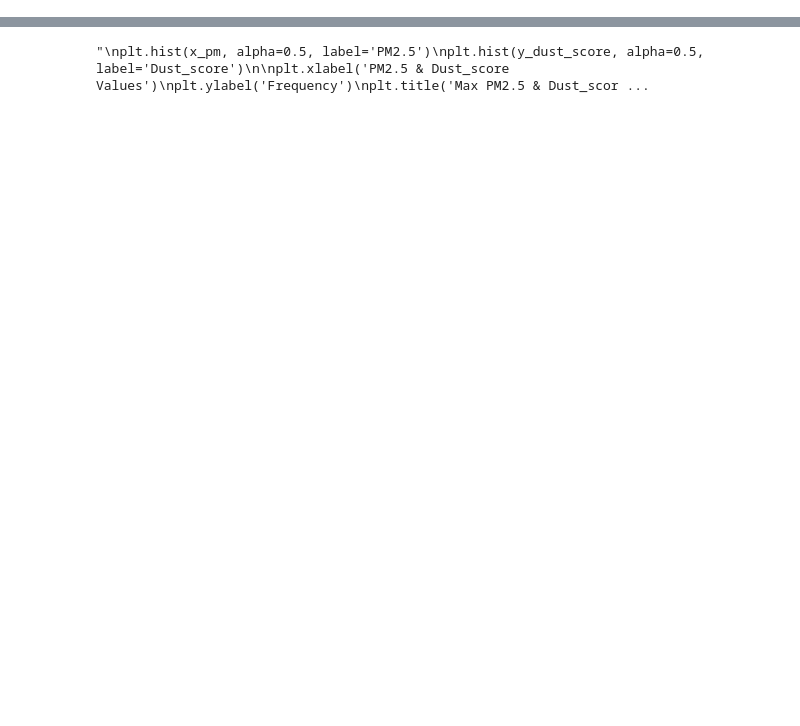
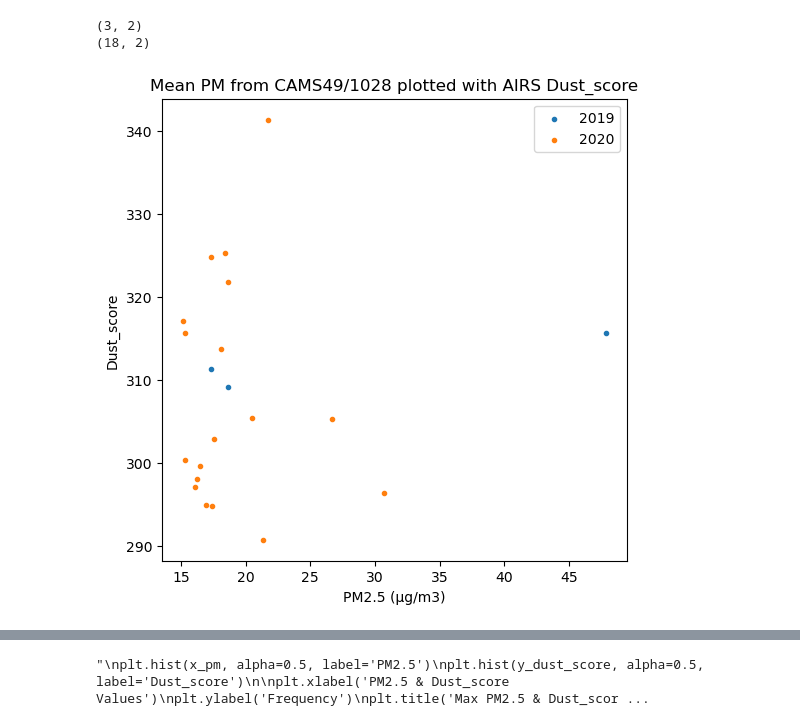
Before and after one commit to ChristopherLovepeace/dust_score_master_thesis, a Jupyter notebook: dust_score_validation.ipynb, the cells around one changed output, grey strips where cells are left out. Drawn from its saved outputs; the diff is of its cells as text; code cells hidden in the pictures; blank space fills up the shorter version.

```diff
--- a/dust_score_validation.ipynb
+++ b/dust_score_validation.ipynb
@@ -15,27 +15,28 @@ from scipy.stats import pearsonr
 from functions import *
 # Path and Variable declarations
 # External harddrive path
-file_ext= "D:\\NASAdataSocorroHueco"
+file_ext= "D:\\NASA_AIRS"
 file_path_plots=r"C:\Users\Zelda64\Documents\Programming\dust_solar_power\Plots"
 # Internal testing folder
 #file_ext=r"C:\Users\Zelda64\Documents\Programming\dust_solar_power\AIRS"
 #sort file list
-file_list=sorted(os.listdir(file_ext)[1:])
-#test_list=file_list[:1]
 
+folder_year_list=sorted(os.listdir(file_ext))
 
-# File names for TECQ PM2.5 stations in West Texas
-file_name_cams49=r'CAMS_49_SocorroHueco.xlsx'
-file_name_cams1028=r'CAMS_1028_Lubbock.xlsx'
 
 # Coordinates for TECQ stations
 CAMS49 = [31.6676,-106.288]
 CAMS1028 = [33.5856, -101.78]
 # %%
+'''
+# File names for TECQ PM2.5 stations in West Texas
+file_name_cams49=r'CAMS49_2019.xlsx'
+file_name_cams1028=r'CAMS1028_2020.xlsx'
 # Read both TECQ files into dataframes
 tecq_cams49 = read_xlsx_tecq(file_name_cams49)
 tecq_cams1028= read_xlsx_tecq(file_name_cams1028)
 #tecq_cams49.info()
 tecq_cams49
 tecq_cams1028
+'''
 # %% [output]
@@ -395,0 +213,63 @@ p-value: 0.3527952816414486
+# %%
+def plot_dust_pm(type: str, threshold_pm: int, threshold_dust_score: int, dust_score_pm_matches_array: list, additional_array: list = None):
+    index_year_2019=dust_score_pm_matches_array.index(['2019', '2019'])
+    index_year_2020=dust_score_pm_matches_array.index(['2020', '2020'])
+
+    dust_score_pm_matches_2019=np.array(dust_score_pm_matches_array[index_year_2019+1:index_year_2020])
+    dust_score_pm_matches_2020=np.array(dust_score_pm_matches_array[index_year_2020+1:])
+
+    if additional_array is not None:
+
+        index_year_2019_add=additional_array.index(['2019', '2019'])
+        index_year_2020_add=additional_array.index(['2020', '2020'])
+        additional_array_2019=np.array(additional_array[index_year_2019_add+1:index_year_2020_add])
+        additional_array_2020=np.array(additional_array[index_year_2020_add+1:])
+        dust_score_pm_matches_2019=np.concatenate((dust_score_pm_matches_2019,additional_array_2019), axis=0)
+        dust_score_pm_matches_2020=np.concatenate((dust_score_pm_matches_2020,additional_array_2020), axis=0)
+
+    mask_matches_2019=np.isnan(dust_score_pm_matches_2019).any(axis=1)
+    mask_matches_2020=np.isnan(dust_score_pm_matches_2020).any(axis=1)
+
+    dust_score_pm_matches_2019=dust_score_pm_matches_2019[~mask_matches_2019]
+    dust_score_pm_matches_2020=dust_score_pm_matches_2020[~mask_matches_2020]
+
+    dust_score_pm_matches_2020_filtered=dust_score_pm_matches_2020[np.logical_and(dust_score_pm_matches_2020[:,0]>threshold_pm, dust_score_pm_matches_2020[:,1]>threshold_dust_score)]
+    dust_score_pm_matches_2019_filtered=dust_score_pm_matches_2019[np.logical_and(dust_score_pm_matches_2019[:,0]>threshold_pm, dust_score_pm_matches_2019[:,1]>threshold_dust_score)]
+    print(dust_score_pm_matches_2019_filtered.shape)
+    print(dust_score_pm_matches_2020_filtered.shape)
+
+
+    x_pm_2019=dust_score_pm_matches_2019_filtered[:,0]
+    y_dust_score_2019=dust_score_pm_matches_2019_filtered[:,1]
+
+    x_pm_2020=dust_score_pm_matches_2020_filtered[:,0]
+    y_dust_score_2020=dust_score_pm_matches_2020_filtered[:,1]
+
+    fig = plt.figure(figsize=(6, 6))
+    ax = fig.add_subplot(1, 1, 1)
+
+    ax.scatter(x_pm_2019,y_dust_score_2019, marker='.', label='2019')
+    ax.scatter(x_pm_2020,y_dust_score_2020, marker='.', label='2020')
+
+    # Add title and show the plot
+    plt.title(f'{type} PM from CAMS49/1028 plotted with AIRS Dust_score')
+    plt.xlabel("PM2.5 (µg/m3)")
+    plt.ylabel("Dust_score")
+    plt.legend()
+    plt.show()
+
+    corr_coefficient_2019, p_value_2019 = pearsonr(x_pm_2019, y_dust_score_2019)
+    corr_coefficient_2020, p_value_2020 = pearsonr(x_pm_2020, y_dust_score_2020)
+    corr_coefficient_comb, p_vale_comb = pearsonr(np.concatenate((x_pm_2019,x_pm_2020)), np.concatenate((y_dust_score_2019,y_dust_score_2020)))
+    print("Pearson correlation coefficient 2019 data:", corr_coefficient_2019.round(3))
+    print("p-value:", p_value_2019.round(3))
+    print("Pearson correlation coefficient 2020 data:", corr_coefficient_2020.round(3))
+    print("p-value:", p_value_2020.round(3))
+    print("Pearson correlation coefficient 2019 and 2020 data:", corr_coefficient_comb.round(3))
+    print("p-value:", p_vale_comb.round(3))
+
+plot_dust_pm('Mean',15, 290,dust_score_pm_matches_cams1028,dust_score_pm_matches_cams49)
+# %% [output]
+(3, 2)
+(18, 2)
+[figure, added]
```
Also changed, not shown: parts of 7 cells of this notebook, 5 other files.
